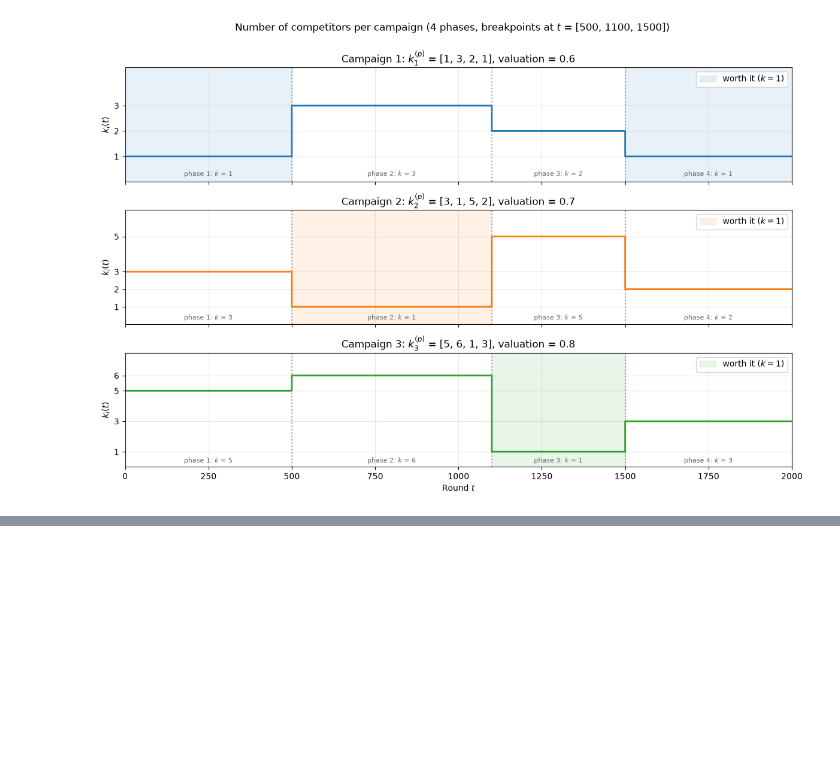
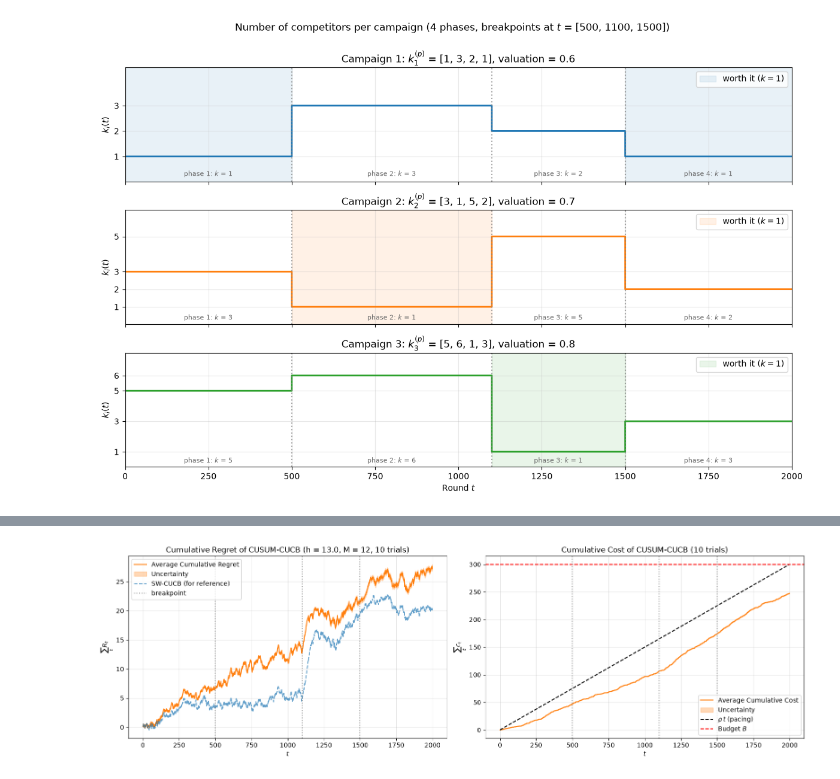
Before and after one commit to poligregni/OnlineLearningApplications2026, a Jupyter notebook: requirement_4.ipynb, the cells around one changed output, grey strips where cells are left out. Saved outputs shown, nothing was run; the diff lists cells and outputs as text; code cells hidden in the pictures; blank space fills up the shorter version.

```diff
--- a/requirement_4.ipynb
+++ b/requirement_4.ipynb
@@ -194,0 +849,38 @@ plt.show()
+# %%
+# --- Cumulative regret and cumulative cost of CUSUM-CUCB ---
+fig, axes = plt.subplots(1, 2, figsize=(16, 5))
+
+axes[0].plot(rounds, avg_regret_cusum, color="C1", label="Average Cumulative Regret")
+axes[0].fill_between(rounds,
+                     avg_regret_cusum - std_regret_cusum / np.sqrt(n_trials),
+                     avg_regret_cusum + std_regret_cusum / np.sqrt(n_trials),
+                     color="C1", alpha=0.3, label="Uncertainty")
+axes[0].plot(rounds, avg_regret, color="C0", linestyle="--", alpha=0.7, label="SW-CUCB (for reference)")
+for tau in breakpoints[1:-1]:
+    axes[0].axvline(tau, color="gray", linestyle=":", alpha=0.8,
+                    label="breakpoint" if tau == breakpoints[1] else None)
+axes[0].set_xlabel("$t$")
+axes[0].set_ylabel(r"$\sum_t R_t$")
+axes[0].set_title(f"Cumulative Regret of CUSUM-CUCB (h = {h:.1f}, M = {M}, {n_trials} trials)")
+axes[0].legend()
+axes[0].grid(alpha=0.3)
+
+axes[1].plot(rounds, avg_cost_cusum, color="C1", label="Average Cumulative Cost")
+axes[1].fill_between(rounds,
+                     avg_cost_cusum - std_cost_cusum / np.sqrt(n_trials),
+                     avg_cost_cusum + std_cost_cusum / np.sqrt(n_trials),
+                     color="C1", alpha=0.3, label="Uncertainty")
+axes[1].plot(rounds, rho * (rounds + 1), "k--", label=r"$\rho\, t$ (pacing)")
+axes[1].axhline(B, color="red", linestyle="--", label="Budget $B$")
+for tau in breakpoints[1:-1]:
+    axes[1].axvline(tau, color="gray", linestyle=":", alpha=0.8)
+axes[1].set_xlabel("$t$")
+axes[1].set_ylabel(r"$\sum_t c_t$")
+axes[1].set_title(f"Cumulative Cost of CUSUM-CUCB ({n_trials} trials)")
+axes[1].legend()
+axes[1].grid(alpha=0.3)
+
+plt.tight_layout()
+plt.show()
+# %% [output]
+[figure, added]
```
Also changed, not shown: parts of 18 cells of this notebook, 2 other files.
